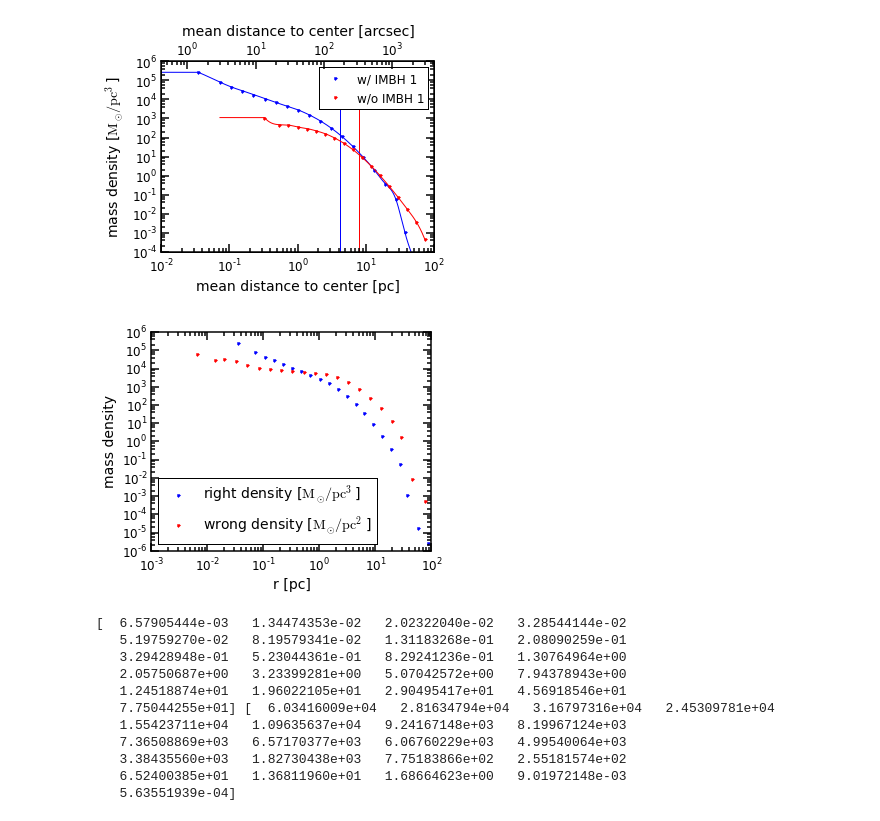
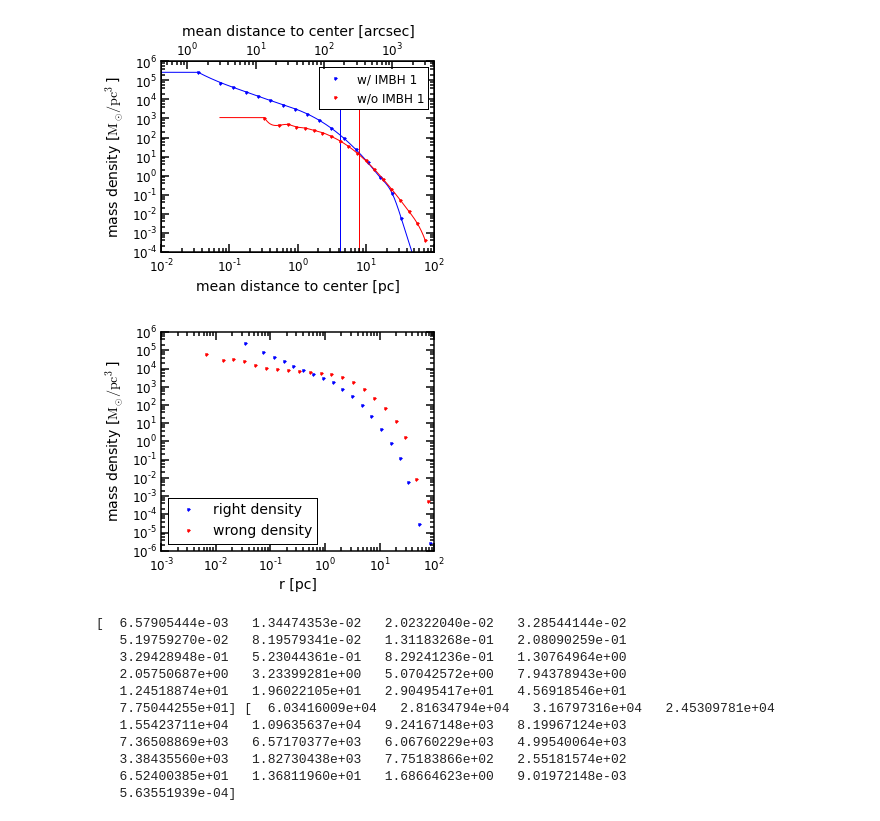
Before and after one commit to sophialilleengen/GC_actions, a Jupyter notebook: density profile 3d with Paolo class all simulations.ipynb, the cells around one changed output. Saved outputs shown, nothing was run; the diff lists cells and outputs as text; code cells hidden in the pictures.

```diff
--- a/density profile 3d with Paolo class all simulations.ipynb
+++ b/density profile 3d with Paolo class all simulations.ipynb
@@ -86,10 +86,10 @@ y_crop_2=y_2[1:]
 z_crop_2=z_2[1:]
 # %%
 ### calculate mean density and its mean radius and save them ###
-r_dens_bh_1,dens_bh_1=bh_1.density(r_3d_crop_1,m1_crop_1,m2_crop_1,r_3d_crop_1[300],np.max(r_3d_crop_1),step=20)
-r_dens_bh_2,dens_bh_2=bh_2.density(r_3d_crop_2,m1_crop_2,m2_crop_2,r_3d_crop_2[300],np.max(r_3d_crop_2),step=20)
-r_dens_wobh_1,dens_wobh_1=wobh_1.density(r_3d_wo_1,m1_wo_1,m2_wo_1,r_3d_wo_1[300],np.max(r_3d_wo_1),step=17)
-r_dens_wobh_2,dens_wobh_2=wobh_2.density(r_3d_wo_2,m1_wo_2,m2_wo_2,r_3d_wo_2[300],np.max(r_3d_wo_2),step=17)
+r_dens_bh_1,dens_bh_1=bh_1.density(r_3d_crop_1,m1_crop_1,m2_crop_1,r_3d_crop_1[300],np.max(r_3d_crop_1),step=18)
+r_dens_bh_2,dens_bh_2=bh_2.density(r_3d_crop_2,m1_crop_2,m2_crop_2,r_3d_crop_2[300],np.max(r_3d_crop_2),step=18)
+r_dens_wobh_1,dens_wobh_1=wobh_1.density(r_3d_wo_1,m1_wo_1,m2_wo_1,r_3d_wo_1[300],np.max(r_3d_wo_1),step=18)
+r_dens_wobh_2,dens_wobh_2=wobh_2.density(r_3d_wo_2,m1_wo_2,m2_wo_2,r_3d_wo_2[300],np.max(r_3d_wo_2),step=18)
 
 np.savetxt('densityfile_IMBH1.txt',(r_dens_bh_1,dens_bh_1))
 np.savetxt('densityfile_IMBH2.txt',(r_dens_bh_2,dens_bh_2))
@@ -243,37 +243,37 @@ R_final_wrong=np.insert(R_wrong,0,R_extra_wrong)
 # %%
 
 ### plot both densities over r over effective radius ###
 fig = plt.figure(figsize=(5,4))
 ax1 = fig.add_subplot(111)
 #ax2 = ax1.twiny()
 
-ax1.loglog(r_dens_bh_1,dens_bh_1,'b.',label='right density [$\mathrm{M}_\odot/\mathrm{pc}^3$]')
-ax1.loglog(R_final_wrong,rho_final_wrong,'r.', label='wrong density [$\mathrm{M}_\odot/\mathrm{pc}^2$]')
+ax1.loglog(r_dens_bh_1,dens_bh_1,'b.',label='right density')
+ax1.loglog(R_final_wrong,rho_final_wrong,'r.', label='wrong density')
 ax1.legend(loc=0,numpoints=1,prop={'size':14})
 
 #ax1.set_xlim(0.01,100)
 #ax1.set_ylim(0.00001,1000000)
 ax1.set_xlabel('r [pc]',fontsize=14)
-ax1.set_ylabel('mass density',fontsize=14)
+ax1.set_ylabel('mass density [$\mathrm{M_\odot}/\mathrm{pc}^3$]',fontsize=14)
 
 #ax2.set_xlim((0.01/5000)*360*3600/(2*np.pi),(100./5000)*360*3600/(2*np.pi)) #calculates x limits from parsec to arcsec
 #ax2.set_xscale('log')
 #ax2.set_xlabel('mean distance from center [arcsec]',fontsize=14)
 
 #fig.savefig('3d density profile numerical fit without imbh')
 ax1.spines['top'].set_linewidth(1.5)
 ax1.spines['right'].set_linewidth(1.5)
 ax1.spines['bottom'].set_linewidth(1.5)
 ax1.spines['left'].set_linewidth(1.5)
 
 ax1.tick_params(length=8,width=1.5,labelsize=12)
 #ax2.tick_params(length=8,width=1.5,labelsize=12)
 ax1.tick_params(which='minor',length=4,width=1.5)
 #ax2.tick_params(which='minor',length=4,width=1.5)
 fig.tight_layout()
 fig.savefig('../../sophia/Bachelorarbeit-Entwurf/Plots/wrong_density_profiles.pdf',format='pdf',bbox_inches='tight')
 # %% [output]
-[figure, old version]
+[figure, new version]
 # %%
 print(R_final_wrong,rho_final_wrong)
 # %% [output]
```
Also changed, not shown: parts of 2 cells of this notebook, 7 other files.
